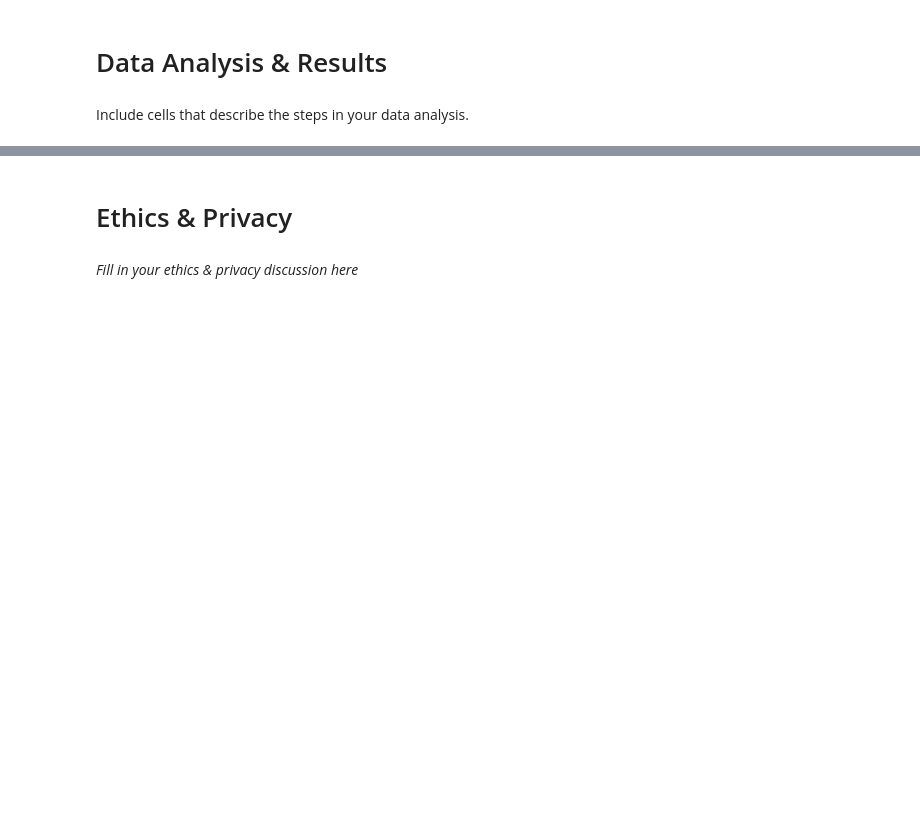
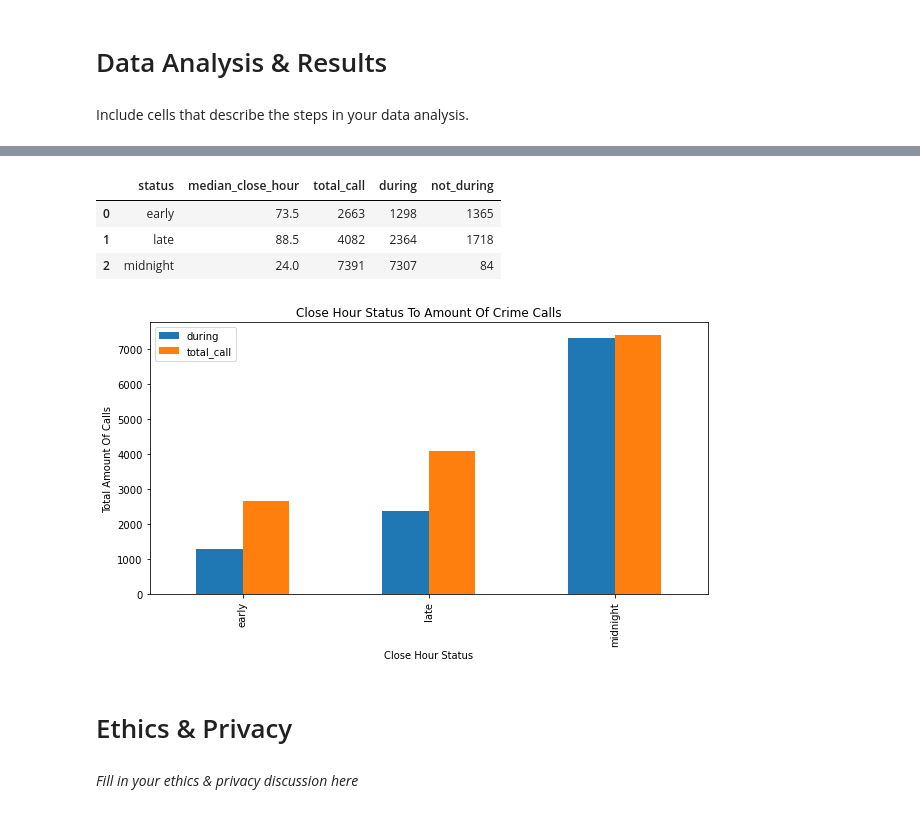
Before and after one commit to tnl001/individual_fa20, a Jupyter notebook: final_project/FinalProject_tnl001.ipynb, the cells around one changed output, grey strips where cells are left out. Cells and saved outputs as stored; diff of their text form; code cells hidden in the pictures; blank space fills up the shorter version.

```diff
--- a/final_project/FinalProject_tnl001.ipynb
+++ b/final_project/FinalProject_tnl001.ipynb
@@ -806,3 +957,29 @@ Include cells that describe the steps in your data analysis.
+# %%
+for i in grouped_by_hour['median_close_hour']:
+    if i <= 20.0:
+        grouped_by_hour.loc[grouped_by_hour['median_close_hour'] == i, 'status'] = 'early'
+    elif (i > 20.0) & (i < 24.0):
+        grouped_by_hour.loc[grouped_by_hour['median_close_hour'] == i, 'status'] = 'late'
+    else:
+        grouped_by_hour.loc[grouped_by_hour['median_close_hour'] == i, 'status'] = 'midnight'
+# %%
+grouped_by_status = grouped_by_hour.groupby('status', as_index=False)
+grouped_by_status = grouped_by_status.sum()
+# %%
+grouped_by_status
+# %% [output]
+|  | status | median_close_hour | total_call | during | not_during |
+| 0 | early | 73.5 | 2663 | 1298 | 1365 |
+| 1 | late | 88.5 | 4082 | 2364 | 1718 |
+| 2 | midnight | 24.0 | 7391 | 7307 | 84 |
+# %%
+grouped_by_status.plot(x='status', y=['during','total_call'], kind='bar', figsize=(10,5), legend=True)
+plt.title('Close Hour Status To Amount Of Crime Calls')
+plt.xlabel('Close Hour Status')
+plt.ylabel('Total Amount Of Calls')
+f4 = plt.gcf()
+# %% [output]
+[figure, added]
 # %% [markdown]
 # Ethics & Privacy
 # %% [markdown]
```
Also changed, not shown: parts of 43 cells of this notebook.
